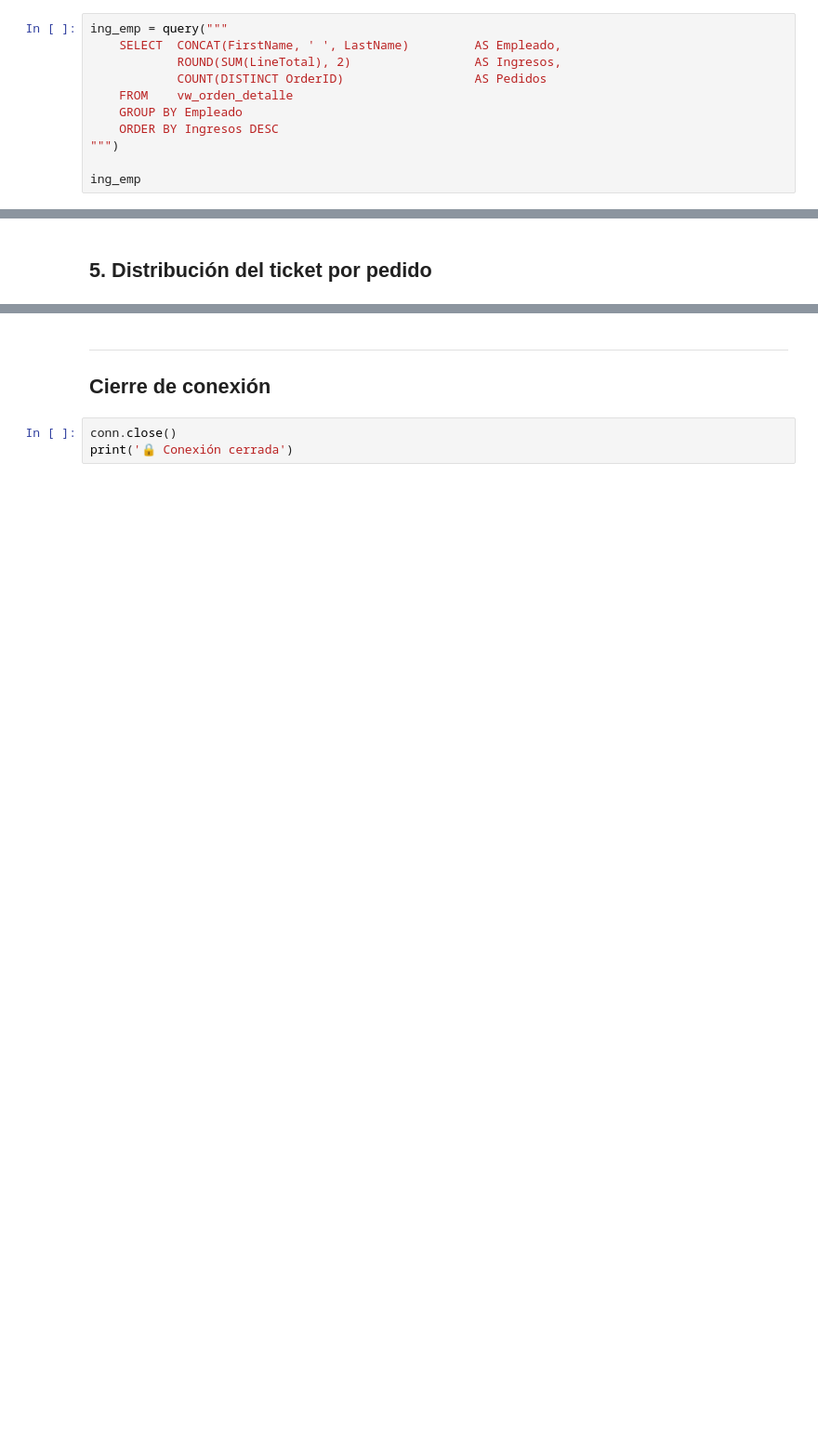
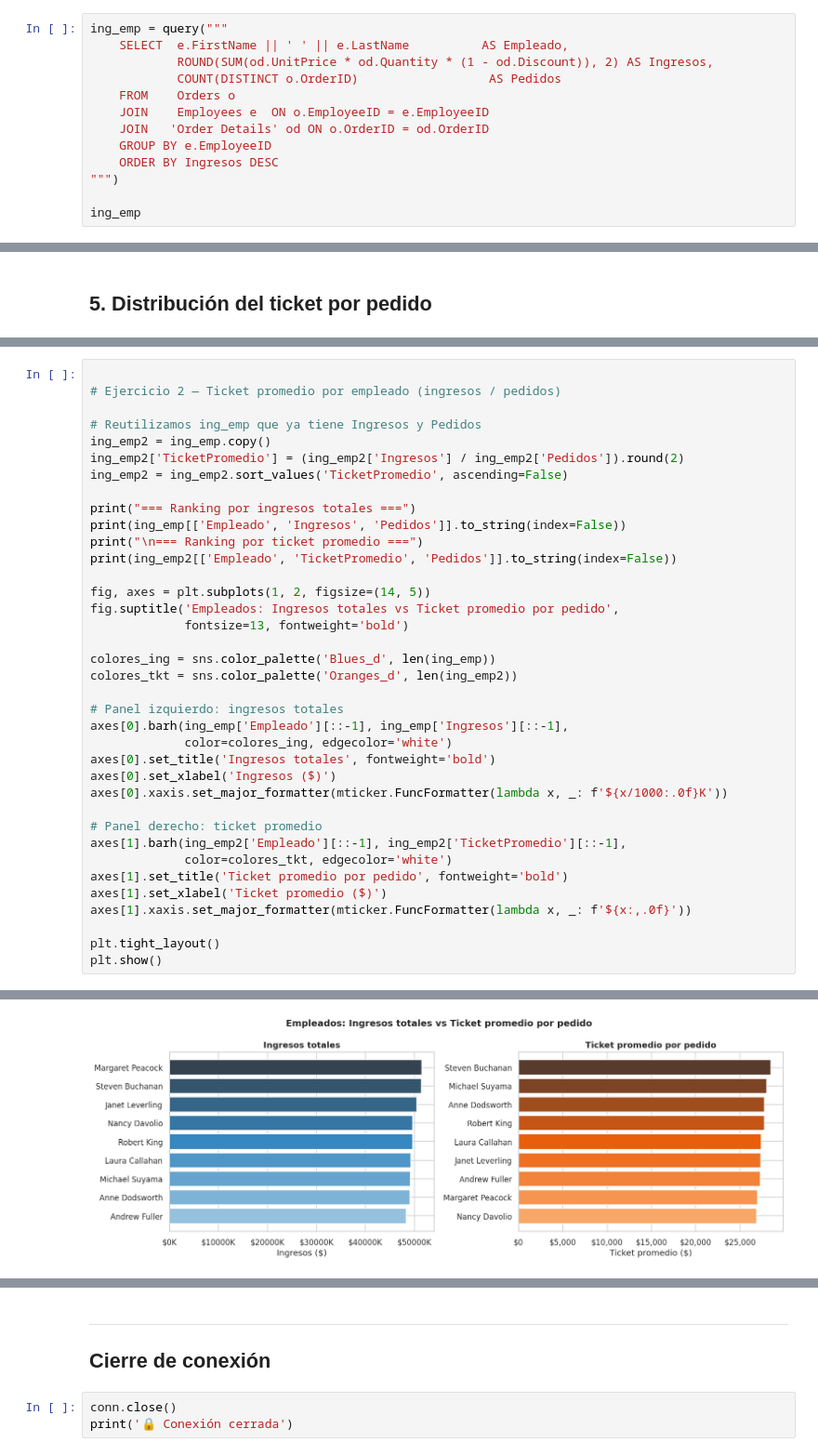
Before and after one commit to alexballera/taller-tgad-fce, a Jupyter notebook: sesiones/segundo-parcial/u2/clase15/teorica/U2-clase-15-vizualicacion-mysql_northwind.ipynb, the cells around one changed output, grey strips where cells are left out. Shown at 93% size. Saved outputs shown, nothing was run; the diff lists cells and outputs as text; blank space fills up the shorter version.

```diff
--- a/sesiones/segundo-parcial/u2/clase15/teorica/U2-clase-15-vizualicacion-mysql_northwind.ipynb
+++ b/sesiones/segundo-parcial/u2/clase15/teorica/U2-clase-15-vizualicacion-mysql_northwind.ipynb
@@ -139,11 +193,13 @@ plt.show()
 ## 4. Ranking de empleados por ingresos
 # %%
 ing_emp = query("""
-    SELECT  CONCAT(FirstName, ' ', LastName)         AS Empleado,
-            ROUND(SUM(LineTotal), 2)                 AS Ingresos,
-            COUNT(DISTINCT OrderID)                  AS Pedidos
-    FROM    vw_orden_detalle
-    GROUP BY Empleado
+    SELECT  e.FirstName || ' ' || e.LastName          AS Empleado,
+            ROUND(SUM(od.UnitPrice * od.Quantity * (1 - od.Discount)), 2) AS Ingresos,
+            COUNT(DISTINCT o.OrderID)                  AS Pedidos
+    FROM    Orders o
+    JOIN    Employees e  ON o.EmployeeID = e.EmployeeID
+    JOIN   'Order Details' od ON o.OrderID = od.OrderID
+    GROUP BY e.EmployeeID
     ORDER BY Ingresos DESC
 """)
 
@@ -199,0 +331,38 @@ plt.show()
+# %%
+
+# Ejercicio 2 — Ticket promedio por empleado (ingresos / pedidos)
+
+# Reutilizamos ing_emp que ya tiene Ingresos y Pedidos
+ing_emp2 = ing_emp.copy()
+ing_emp2['TicketPromedio'] = (ing_emp2['Ingresos'] / ing_emp2['Pedidos']).round(2)
+ing_emp2 = ing_emp2.sort_values('TicketPromedio', ascending=False)
+
+print("=== Ranking por ingresos totales ===")
+print(ing_emp[['Empleado', 'Ingresos', 'Pedidos']].to_string(index=False))
+print("\n=== Ranking por ticket promedio ===")
+print(ing_emp2[['Empleado', 'TicketPromedio', 'Pedidos']].to_string(index=False))
+
+fig, axes = plt.subplots(1, 2, figsize=(14, 5))
+fig.suptitle('Empleados: Ingresos totales vs Ticket promedio por pedido',
+             fontsize=13, fontweight='bold')
+
+colores_ing = sns.color_palette('Blues_d', len(ing_emp))
+colores_tkt = sns.color_palette('Oranges_d', len(ing_emp2))
+
+# Panel izquierdo: ingresos totales
+axes[0].barh(ing_emp['Empleado'][::-1], ing_emp['Ingresos'][::-1],
+             color=colores_ing, edgecolor='white')
+axes[0].set_title('Ingresos totales', fontweight='bold')
+axes[0].set_xlabel('Ingresos ($)')
+axes[0].xaxis.set_major_formatter(mticker.FuncFormatter(lambda x, _: f'${x/1000:.0f}K'))
+
+# Panel derecho: ticket promedio
+axes[1].barh(ing_emp2['Empleado'][::-1], ing_emp2['TicketPromedio'][::-1],
+             color=colores_tkt, edgecolor='white')
+axes[1].set_title('Ticket promedio por pedido', fontweight='bold')
+axes[1].set_xlabel('Ticket promedio ($)')
+axes[1].xaxis.set_major_formatter(mticker.FuncFormatter(lambda x, _: f'${x:,.0f}'))
+
+plt.tight_layout()
+plt.show()
+# %% [output]
@@ -199,0 +386 @@ plt.show()
+[figure, added]
```
Also changed, not shown: parts of 23 cells of this notebook, 1 other file.
